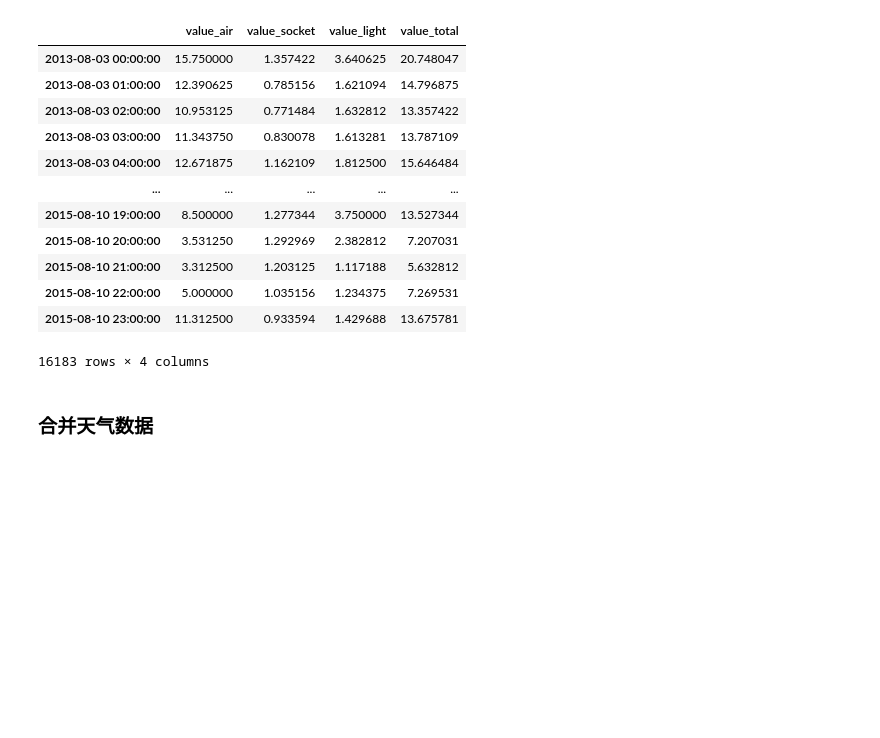
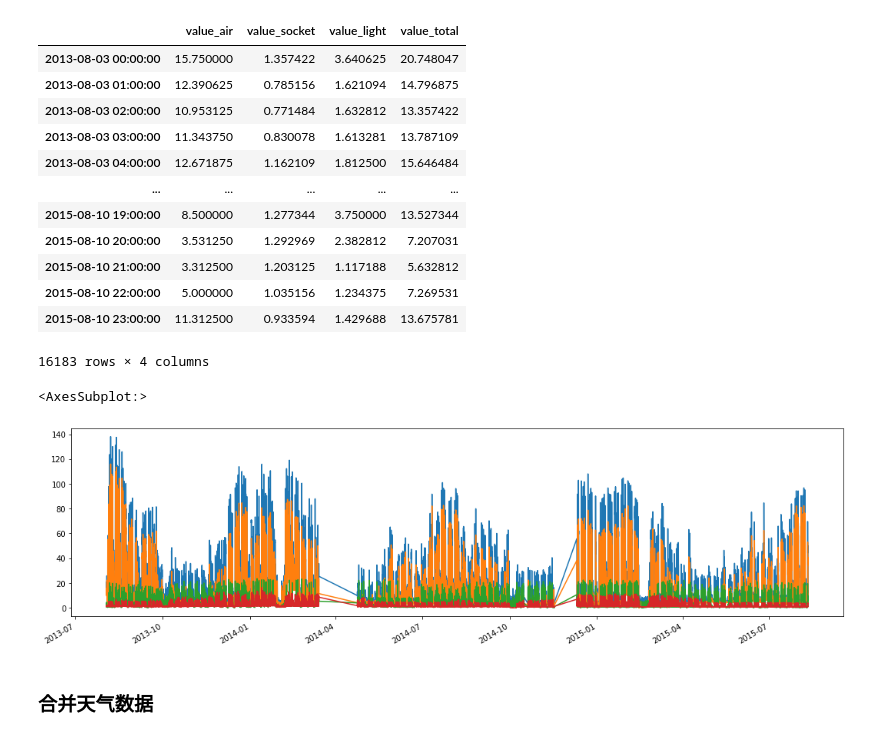
Before and after one commit to ZongXR/Smart-Building-Energy-Consumption-Prediction, a Jupyter notebook: notebooks/main-B.ipynb, the cells around one changed output. Saved outputs shown, nothing was run; the diff lists cells and outputs as text; code cells hidden in the pictures; blank space fills up the shorter version.

```diff
--- a/notebooks/main-B.ipynb
+++ b/notebooks/main-B.ipynb
@@ -237,6 +233,14 @@ data
 | 2015-08-10 22:00:00 | 5.000000 | 1.035156 | 1.234375 | 7.269531 |
 | 2015-08-10 23:00:00 | 11.312500 | 0.933594 | 1.429688 | 13.675781 |
 16183 rows × 4 columns
+# %%
+data["value_total"].plot(figsize=(18,5))
+data["value_air"].plot(figsize=(18,5))
+data["value_light"].plot(figsize=(18,5))
+data["value_socket"].plot(figsize=(18,5))
+# %% [output]
+<AxesSubplot:>
+[figure, added]
 # %% [markdown]
 <h3>合并天气数据</h3>
 # %%
```
Also changed, not shown: parts of 17 cells of this notebook, 3 other files.
